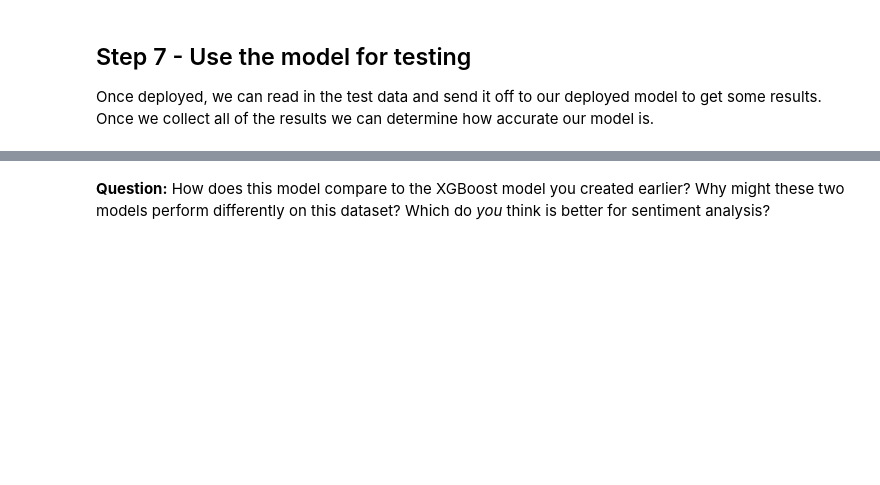
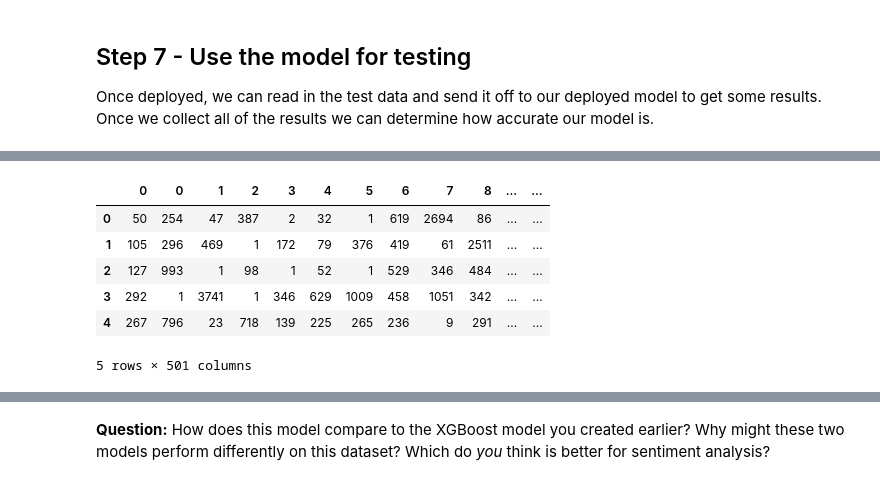
Before and after one commit to jarb29/UdacityFirstProject, a Jupyter notebook: SageMaker Project.ipynb, the cells around one changed output, grey strips where cells are left out. Saved outputs shown, nothing was run; the diff lists cells and outputs as text; code cells hidden in the pictures; blank space fills up the shorter version.

```diff
--- a/SageMaker Project.ipynb
+++ b/SageMaker Project.ipynb
@@ -580,0 +595,11 @@ test_X = pd.concat([pd.DataFrame(test_X_len), pd.DataFrame(test_X)], axis=1)
+# %%
+new_b = pd.DataFrame(test_X)
+new_b.head()
+# %% [output]
+|  | 0 | 0 | 1 | 2 | 3 | 4 | 5 | 6 | 7 | 8 | ... | ... |
+| 0 | 50 | 254 | 47 | 387 | 2 | 32 | 1 | 619 | 2694 | 86 | ... | ... |
+| 1 | 105 | 296 | 469 | 1 | 172 | 79 | 376 | 419 | 61 | 2511 | ... | ... |
+| 2 | 127 | 993 | 1 | 98 | 1 | 52 | 1 | 529 | 346 | 484 | ... | ... |
+| 3 | 292 | 1 | 3741 | 1 | 346 | 629 | 1009 | 458 | 1051 | 342 | ... | ... |
+| 4 | 267 | 796 | 23 | 718 | 139 | 225 | 265 | 236 | 9 | 291 | ... | ... |
+5 rows × 501 columns
```
Also changed, not shown: parts of 20 cells of this notebook.
